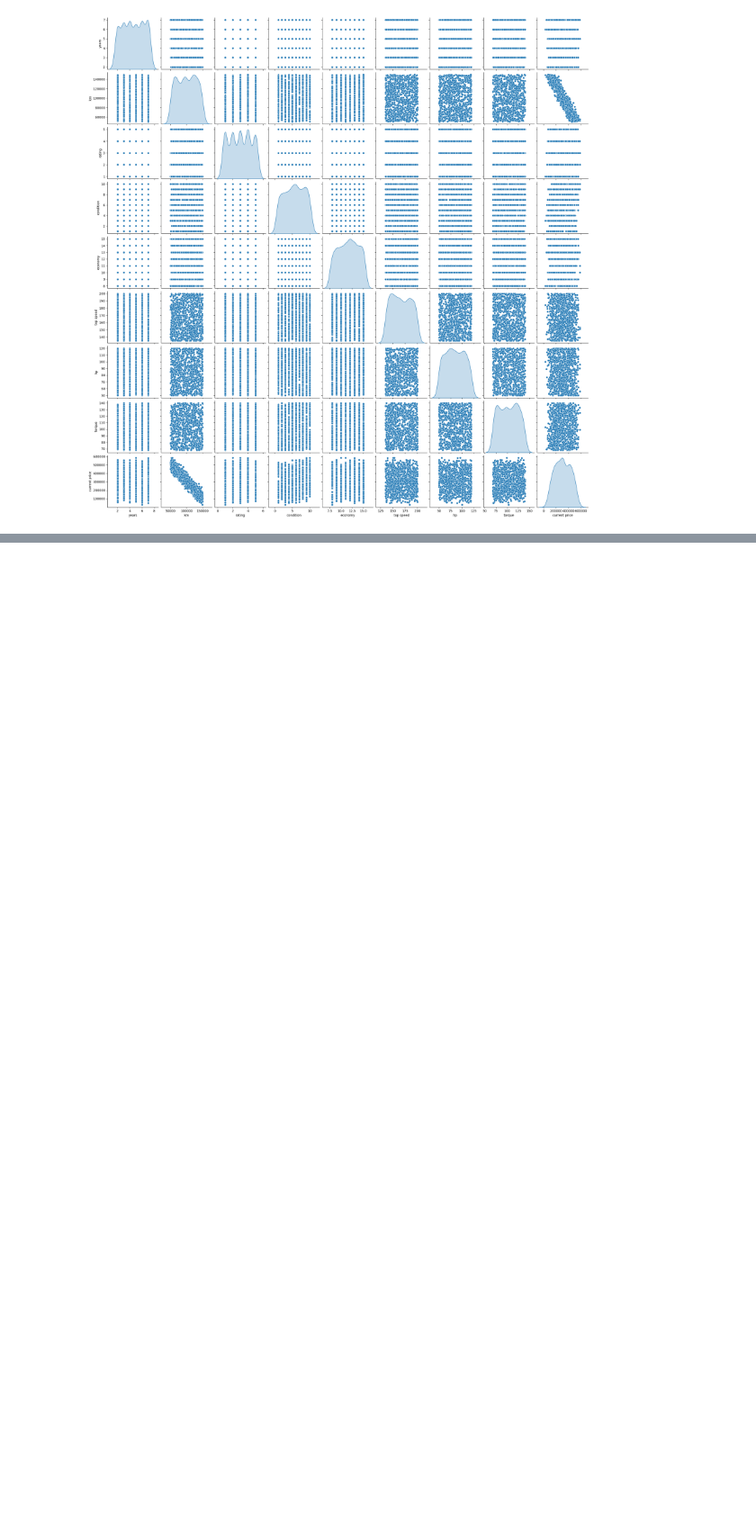
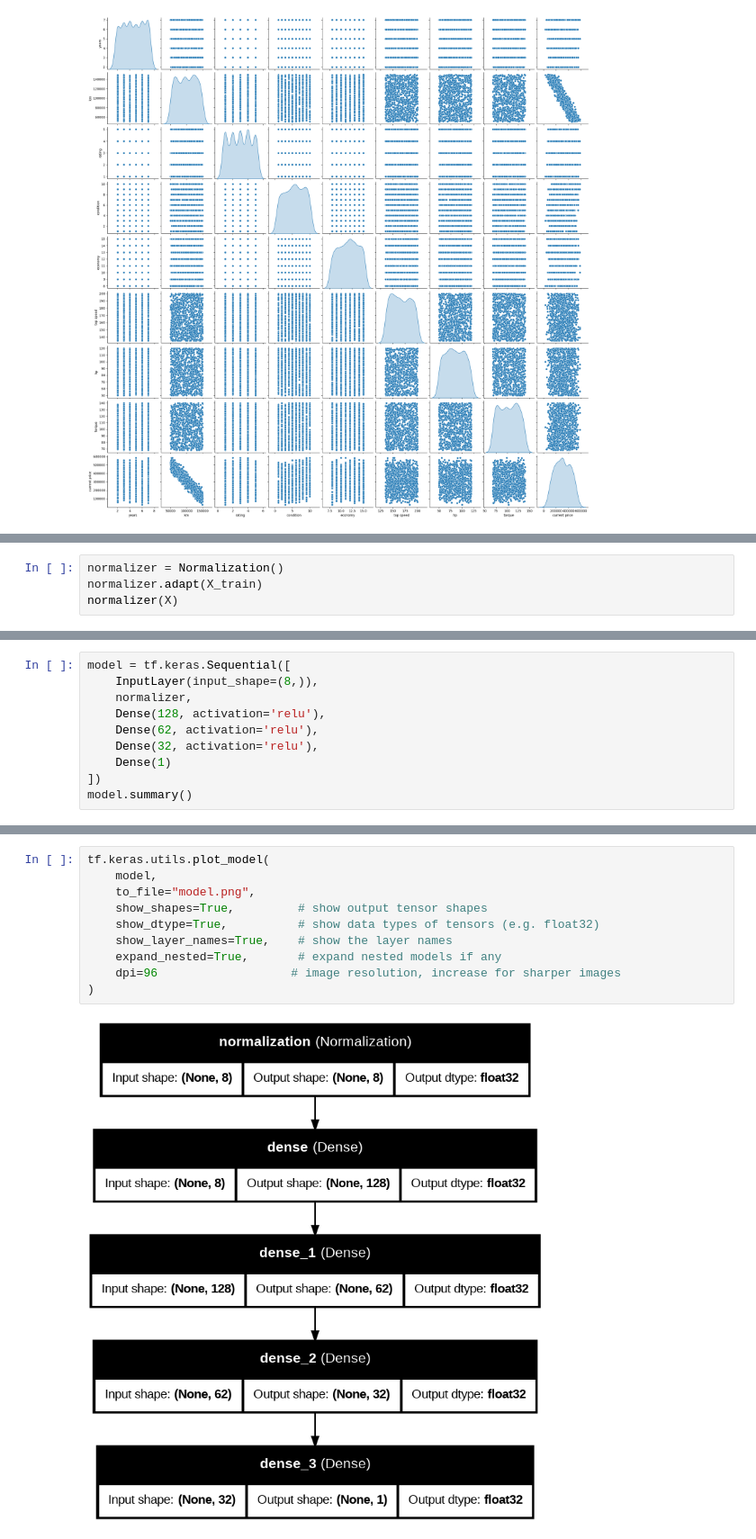
Before and after one commit to Kiran-Pokhrel-91/DeepLearning, a Jupyter notebook: Car Price Prediction/Car_Price_Pred.ipynb, the cells around one changed output, grey strips where cells are left out. Shown at 90% size. Drawn from its saved outputs; the diff is of its cells as text; blank space fills up the shorter version.

```diff
--- a/Car Price Prediction/Car_Price_Pred.ipynb
+++ b/Car Price Prediction/Car_Price_Pred.ipynb
@@ -95,0 +208,4 @@ TensorShape([1000, 1])
+# %%
+normalizer = Normalization()
+normalizer.adapt(X_train)
+normalizer(X)
@@ -95,0 +229,10 @@ TensorShape([1000, 1])
+# %%
+model = tf.keras.Sequential([
+    InputLayer(input_shape=(8,)),
+    normalizer,
+    Dense(128, activation='relu'),
+    Dense(62, activation='relu'),
+    Dense(32, activation='relu'),
+    Dense(1)
+])
+model.summary()
@@ -95,0 +257,12 @@ TensorShape([1000, 1])
+# %%
+tf.keras.utils.plot_model(
+    model,
+    to_file="model.png",
+    show_shapes=True,         # show output tensor shapes
+    show_dtype=True,          # show data types of tensors (e.g. float32)
+    show_layer_names=True,    # show the layer names
+    expand_nested=True,       # expand nested models if any
+    dpi=96                   # image resolution, increase for sharper images
+)
+# %% [output]
+[figure, added]
```
Also changed, not shown: parts of 25 cells of this notebook.
